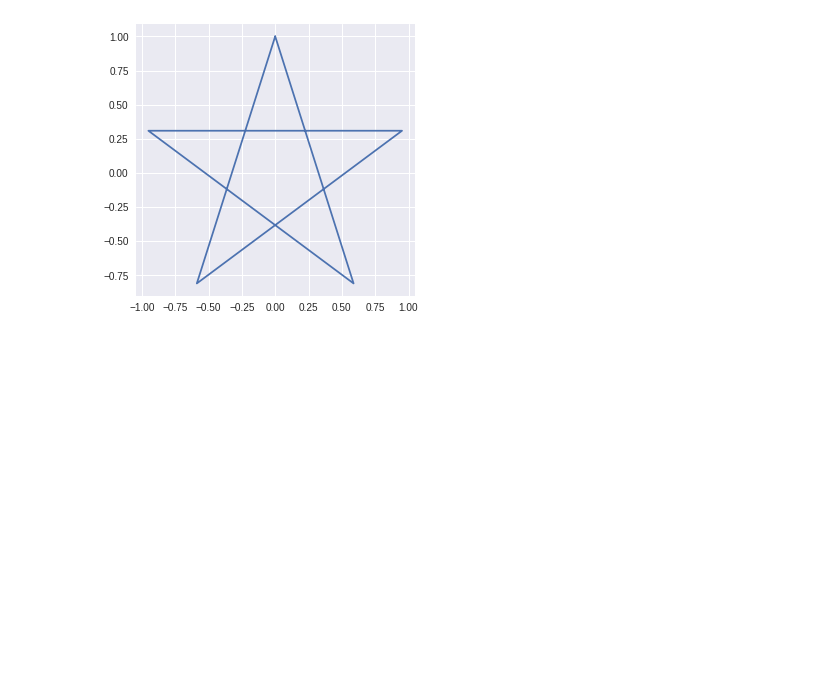
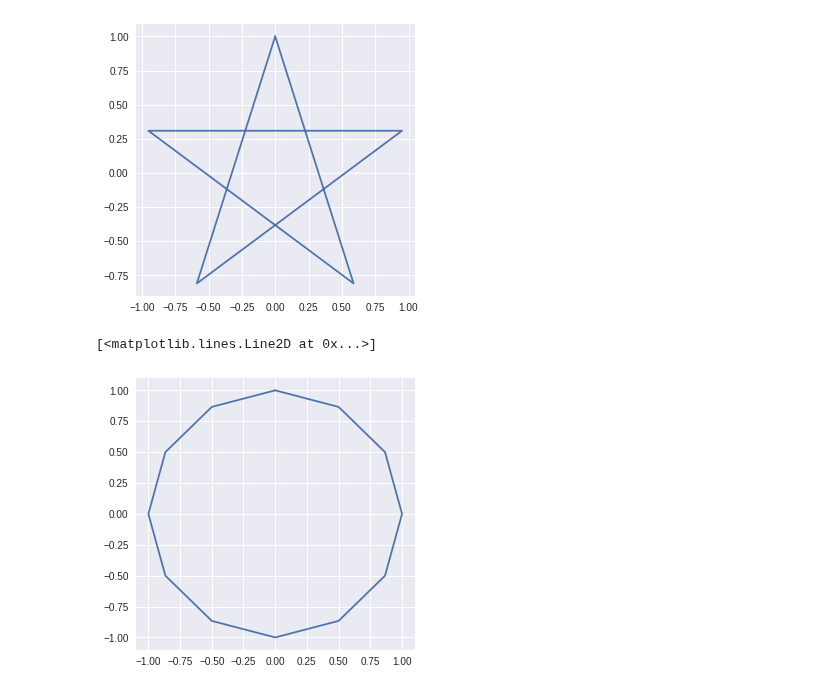
Before and after one commit to tjwei/NDHU_AM1130, a Jupyter notebook: 2018_Wee08_pyplot.ipynb, the cells around one changed output. Saved outputs shown, nothing was run; the diff lists cells and outputs as text; code cells hidden in the pictures; blank space fills up the shorter version.

```diff
--- a/2018_Wee08_pyplot.ipynb
+++ b/2018_Wee08_pyplot.ipynb
@@ -49,3 +49,10 @@ plt.plot(np.cos(t), np.sin(t))
 # %% [output]
 [<matplotlib.lines.Line2D at 0x...>]
 [figure]
+# %%
+plt.figure(figsize=(5,5))
+t=np.linspace(np.pi/2, np.pi/2+1*2*np.pi, 13)
+plt.plot(np.cos(t), np.sin(t))
+# %% [output]
+[<matplotlib.lines.Line2D at 0x...>]
+[figure, added]
```
